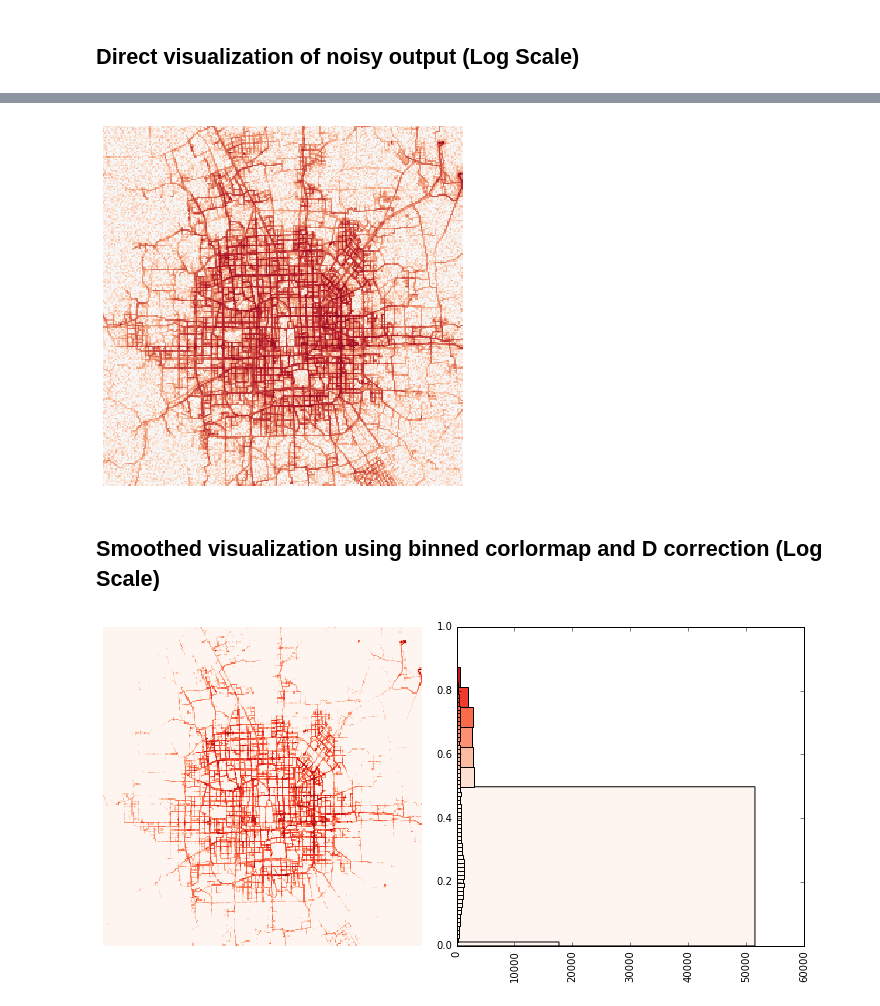
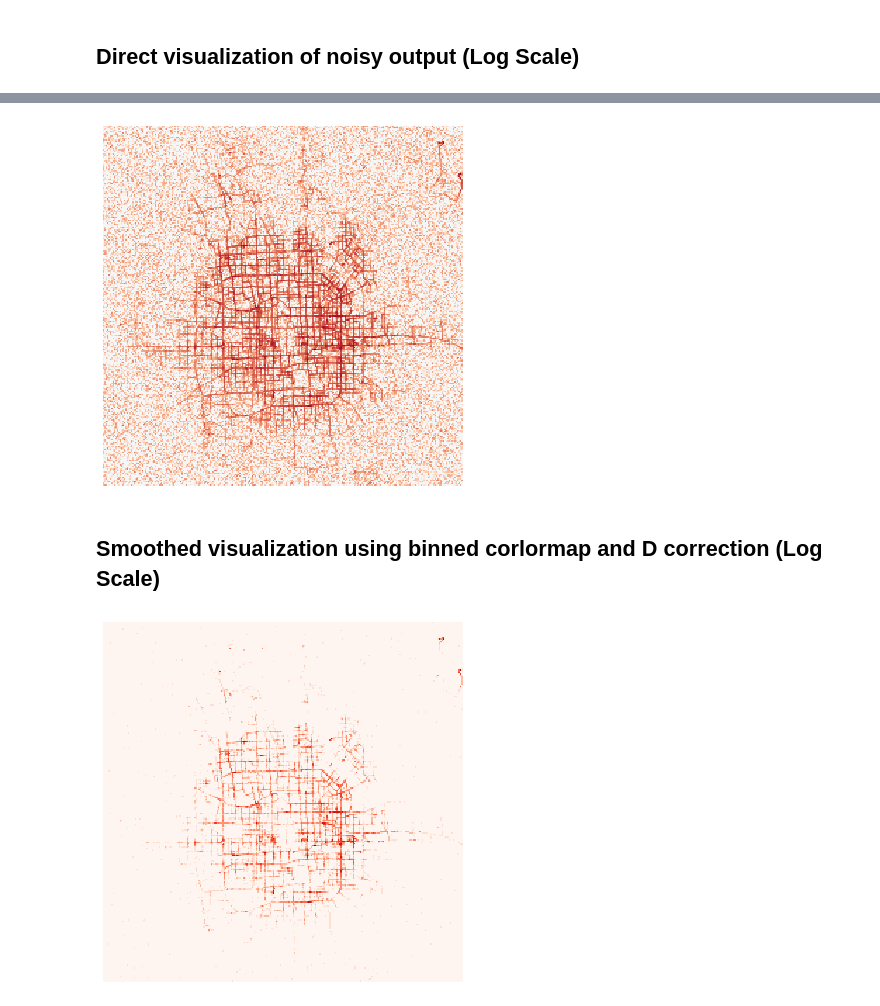
Before and after one commit to horseno/dp-viz-gen, a Jupyter notebook: VizGenenration.ipynb, the cells around one changed output, grey strips where cells are left out. Saved outputs shown, nothing was run; the diff lists cells and outputs as text; code cells hidden in the pictures.

```diff
--- a/VizGenenration.ipynb
+++ b/VizGenenration.ipynb
@@ -32,25 +32,26 @@ MyHeatmap.drawHeatMap(name = 'data/BJTaxi/out_Identity_1E8_e1E-1.npy',
 # %%
-MyHeatmap.drawHeatMap(name = 'data/BJTaxi/out_Identity_1E8_e1E-1.npy',
+MyHeatmap.drawHeatMap(name = 'data/BJTaxi/out_Identity_1E6_e1E-1.npy',
                       transformFunc = MyHeatmap.logNorm,
                       cmap = 'RdBu_r',
                       nonNegative = True,
-                      outname = 'out_Identity_1E8_e1E-1_nonNeg',
+                      outName = 'out_Identity_1E6_e1E-1_nonNeg',
                       dpi = 256)
 # %% [output]
-[figure, old version]
+[figure, new version]
 # %% [markdown]
 ## Smoothed visualization using binned corlormap and D correction (Log Scale)
 # %%
-MyHeatmap.drawHeatMapSmooth(name = 'data/BJTaxi/out_Identity_1E8_e1E-1.npy',
+MyHeatmap.drawHeatMapSmooth(name = 'data/BJTaxi/out_Identity_1E6_e1E-1.npy',
                             binNum = 9,
                             transformFunc = MyHeatmap.logNorm,
-                            deltaD = 500, # remember to change when using differe eps
+                            deltaD = 50, # remember to change when using differe eps
                             uniformBin = False,
                             cmap = cmR9,
-                            outname = "out_Identity_1E8_e1E-1_smooth",
-                            dpi = 256)
+                            outName = "out_Identity_1E6_e1E-1_smooth",
+                            dpi = 256,
+                            showHist = False)
 # %% [output]
-[figure, old version]
+[figure, new version]
 # %%
 # deltaD for corresponding epsilon values
 deltaDdic={0.1:53,0.01:530,1:5.3, 10:0.53,5:1.05,3:1.76}
```
Also changed, not shown: parts of 4 cells of this notebook, 4 other files.
